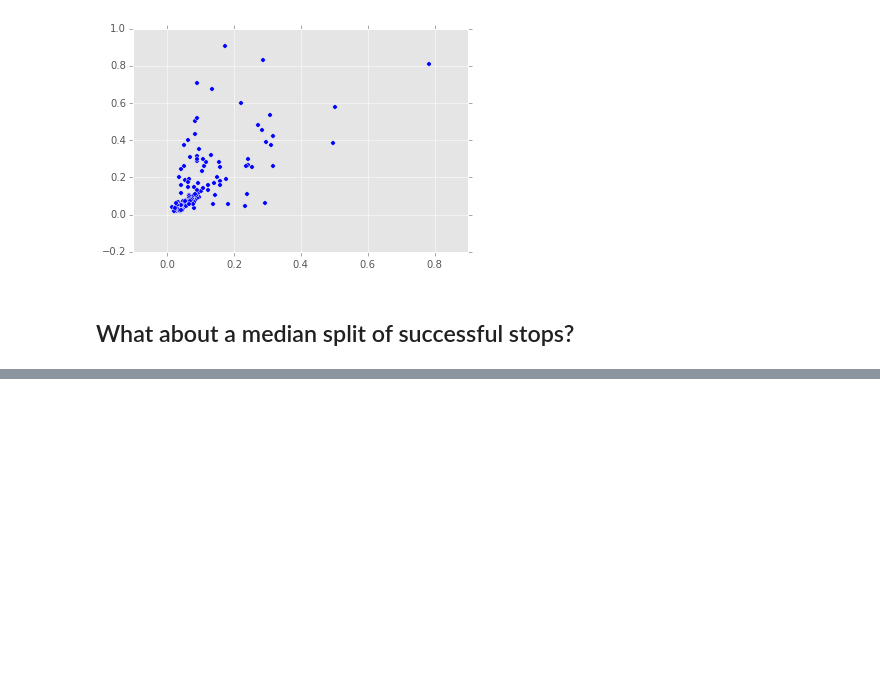
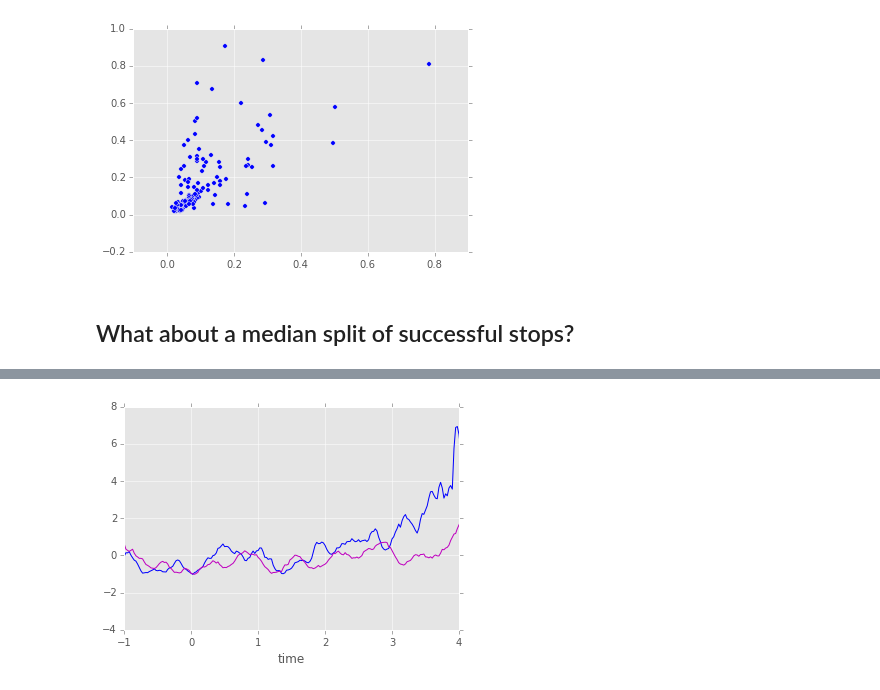
Before and after one commit to jmxpearson/hephys, a Jupyter notebook: bartc/theta_threshold_tests.ipynb, the cells around one changed output, grey strips where cells are left out. Cells and saved outputs as stored; diff of their text form; code cells hidden in the pictures; blank space fills up the shorter version.

```diff
--- a/bartc/theta_threshold_tests.ipynb
+++ b/bartc/theta_threshold_tests.ipynb
@@ -158,0 +167,6 @@ plt.ylim(-0.5, 0.5)
+# %%
+ax = start_lo_df.median(axis=1).plot(color='b')
+start_hi_df.median(axis=1).plot(color='m', ax=ax);
+plt.xlim(-1, 4);
+# %% [output]
+[figure, added]
```
Also changed, not shown: parts of 18 cells of this notebook.
